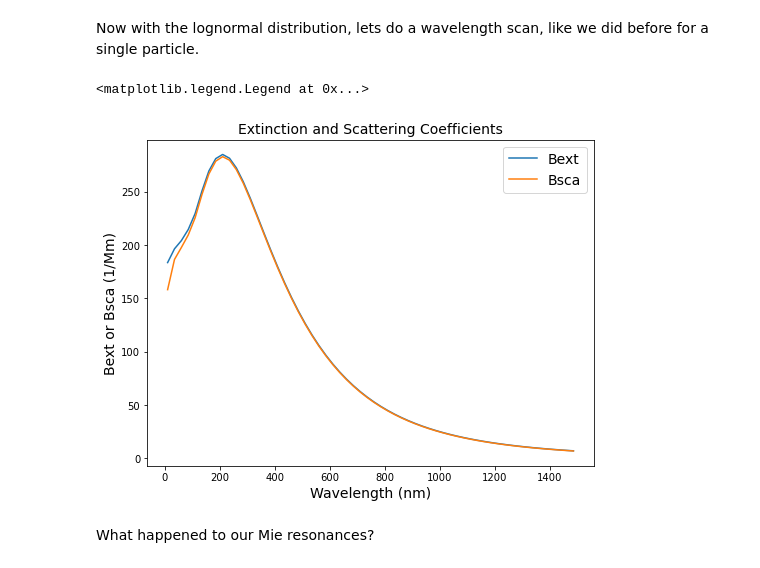
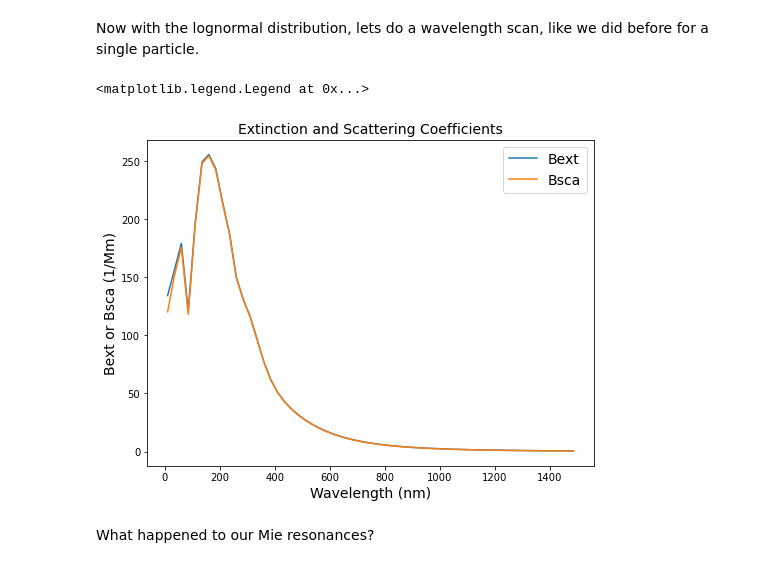
Before and after one commit to Gorkowski/Atmospheric_Science_Class, a Jupyter notebook: Classes/Part2/Lec9_Mie.ipynb, the cells around one changed output. Cells and saved outputs as stored; diff of their text form; code cells hidden in the pictures.

```diff
--- a/Classes/Part2/Lec9_Mie.ipynb
+++ b/Classes/Part2/Lec9_Mie.ipynb
@@ -439,30 +442,30 @@ Now with the lognormal distribution, lets do a wavelength scan, like we did befo
 # %%
 m = 1.5 + 0.001j # some absorption
 
 mu = 200
-sigma = 1.5
+sigma = 1.02
 total_count = 2000
 
 wavelength_vector = np.arange(10, 1500, 25)
 
 
 Bext_vector = np.zeros(len(wavelength_vector))
 Bsca_vector = np.zeros(len(wavelength_vector))
 
 for i, wavelength in enumerate(wavelength_vector):
     Bext_vector[i], Bsca_vector[i], _, _, _, _, _, = ps.Mie_Lognormal(m, wavelength, geoStdDev=sigma, geoMean=mu, numberOfParticles=total_count, numberOfBins=250, upper=1000, returnDistribution=False)
 
 
 fig, ax = plt.subplots(1, 1, figsize=(8, 6))
 ax.plot(wavelength_vector, Bext_vector, label='Bext')
 ax.plot(wavelength_vector, Bsca_vector, label='Bsca')
 ax.set_xlabel('Wavelength (nm)', fontsize = 14)
 ax.set_ylabel('Bext or Bsca (1/Mm)', fontsize = 14)
 ax.set_title('Extinction and Scattering Coefficients', fontsize = 14)
 ax.legend(fontsize = 14)
 # %% [output]
 <matplotlib.legend.Legend at 0x...>
-[figure, old version]
+[figure, new version]
 # %% [markdown]
 What happened to our Mie resonances?
 # %%
```
Also changed, not shown: parts of 20 cells of this notebook.
